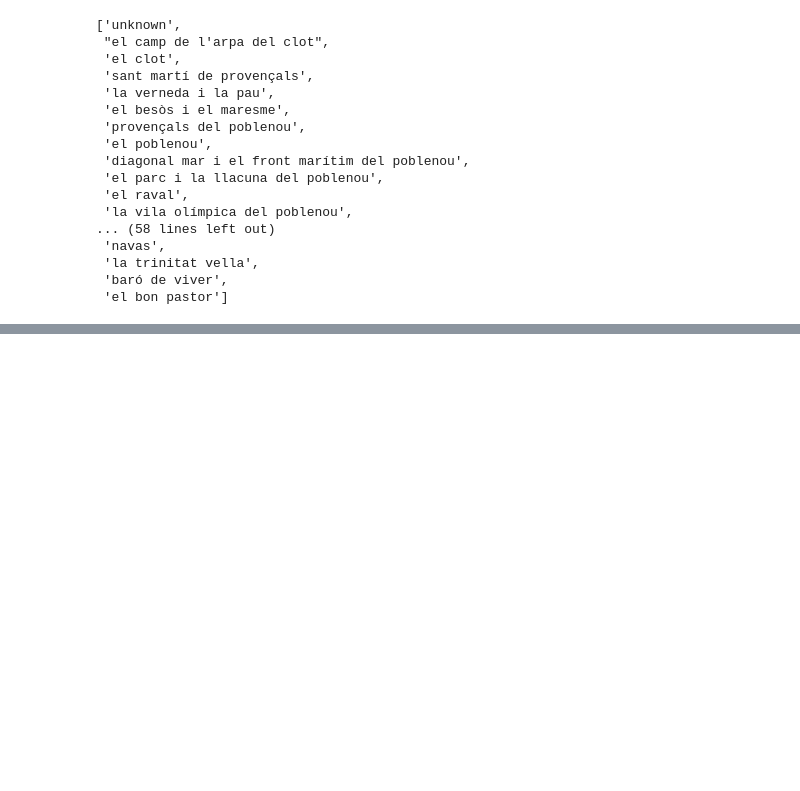
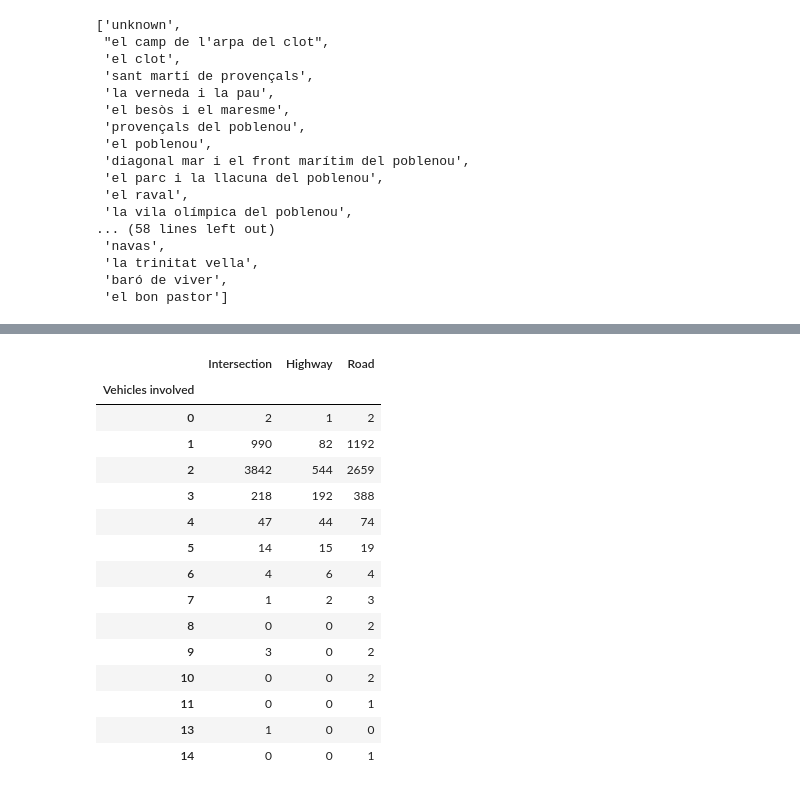
Before and after one commit to ta-data-remote/Project-Week-2-Barcelona, a Jupyter notebook: your-project/faisal_workstation.ipynb, the cells around one changed output, grey strips where cells are left out. Drawn from its saved outputs; the diff is of its cells as text; code cells hidden in the pictures; blank space fills up the shorter version.

```diff
--- a/your-project/faisal_workstation.ipynb
+++ b/your-project/faisal_workstation.ipynb
@@ -230,0 +187,11 @@ hoods_df.describe()
+# %%
+pd.set_option('display.max_rows', 500)
+
+accidents_7 = accidents_1.copy()
+accidents_7["Intersection"] = accidents_7["Street"]
+accidents_7["Highway"] = accidents_7["Street"]
+accidents_7["Road"] = accidents_7["Street"]
+
+accidents_7['Intersection'] = list(map(lambda x: 1 if ( " / " in x ) else 0, accidents_7['Intersection']))
+accidents_7['Highway'] = list(map(lambda x: 1 if ( "-" in x or "(" in x) else 0, accidents_7['Highway']))
+accidents_7['Road'] = list(map(lambda x: 0 if ( " / " in x or "-" in x or "(" in x) else 1, accidents_7['Road']))
@@ -230,0 +227,21 @@ hoods_df.describe()
+# %%
+Vehicles_IHR = accidents_7.groupby("Vehicles involved").sum()
+Vehicles_IHR = Vehicles_IHR.drop(columns = ["Day","Hour", "Longitude", "Latitude", "Mild injuries", "Serious injuries", "Victims"])
+Vehicles_IHR
+# %% [output]
+|  | Intersection | Highway | Road |
+| Vehicles involved |  |  |  |
+| 0 | 2 | 1 | 2 |
+| 1 | 990 | 82 | 1192 |
+| 2 | 3842 | 544 | 2659 |
+| 3 | 218 | 192 | 388 |
+| 4 | 47 | 44 | 74 |
+| 5 | 14 | 15 | 19 |
+| 6 | 4 | 6 | 4 |
+| 7 | 1 | 2 | 3 |
+| 8 | 0 | 0 | 2 |
+| 9 | 3 | 0 | 2 |
+| 10 | 0 | 0 | 2 |
+| 11 | 0 | 0 | 1 |
+| 13 | 1 | 0 | 0 |
+| 14 | 0 | 0 | 1 |
```
Also changed, not shown: parts of 12 cells of this notebook.
